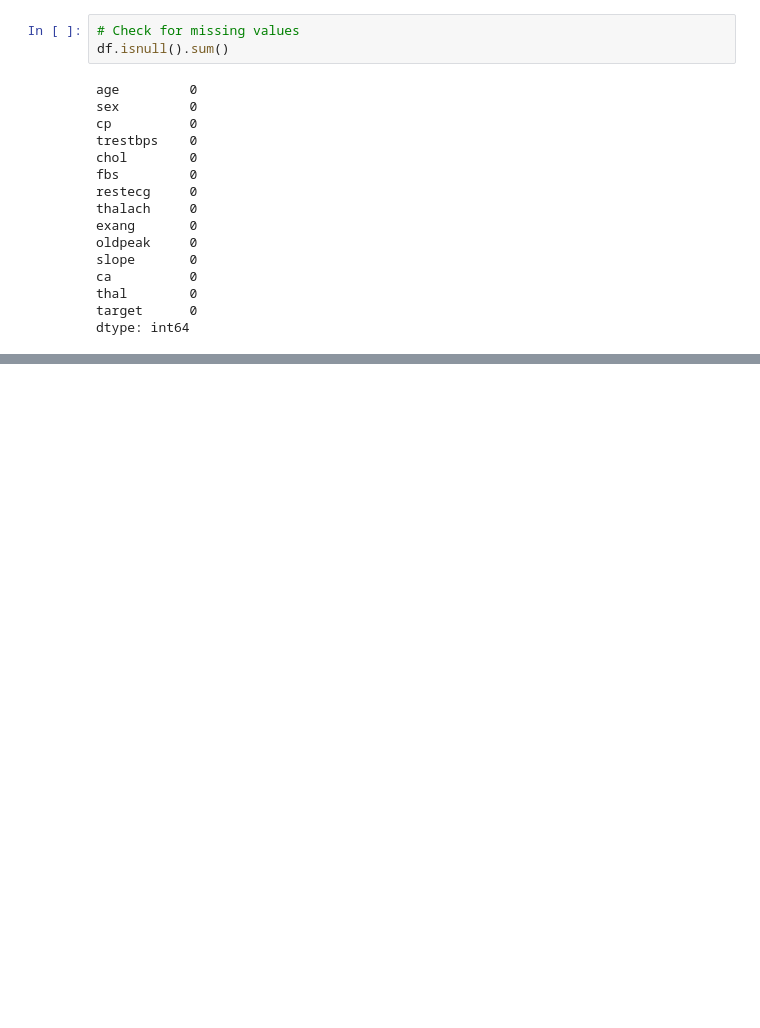
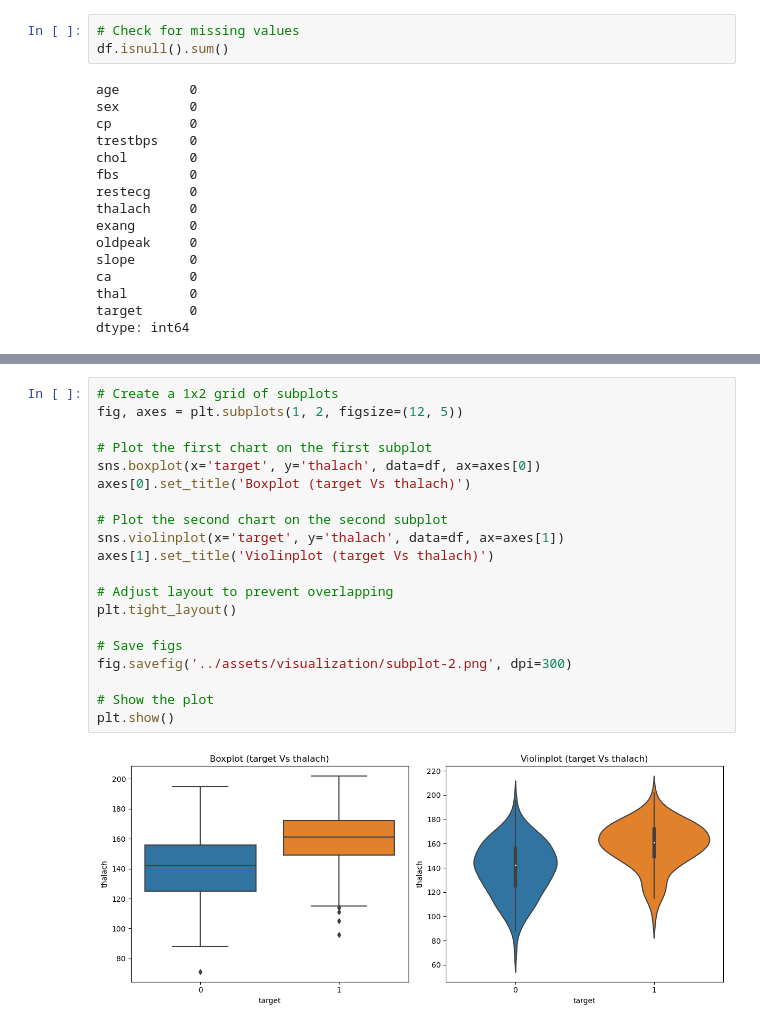
Before and after one commit to rooneyrulz/heart-disease-binary-classifier, a Jupyter notebook: notebook/Project.ipynb, the cells around one changed output, grey strips where cells are left out. Drawn from its saved outputs; the diff is of its cells as text; blank space fills up the shorter version.

```diff
--- a/notebook/Project.ipynb
+++ b/notebook/Project.ipynb
@@ -103,0 +153,22 @@ dtype: int64
+# %%
+# Create a 1x2 grid of subplots
+fig, axes = plt.subplots(1, 2, figsize=(12, 5))
+
+# Plot the first chart on the first subplot
+sns.boxplot(x='target', y='thalach', data=df, ax=axes[0])
+axes[0].set_title('Boxplot (target Vs thalach)')
+
+# Plot the second chart on the second subplot
+sns.violinplot(x='target', y='thalach', data=df, ax=axes[1])
+axes[1].set_title('Violinplot (target Vs thalach)')
+
+# Adjust layout to prevent overlapping
+plt.tight_layout()
+
+# Save figs
+fig.savefig('../assets/visualization/subplot-2.png', dpi=300)
+
+# Show the plot
+plt.show()
+# %% [output]
+[figure, added]
```
Also changed, not shown: parts of 10 cells of this notebook, 9 other files.
